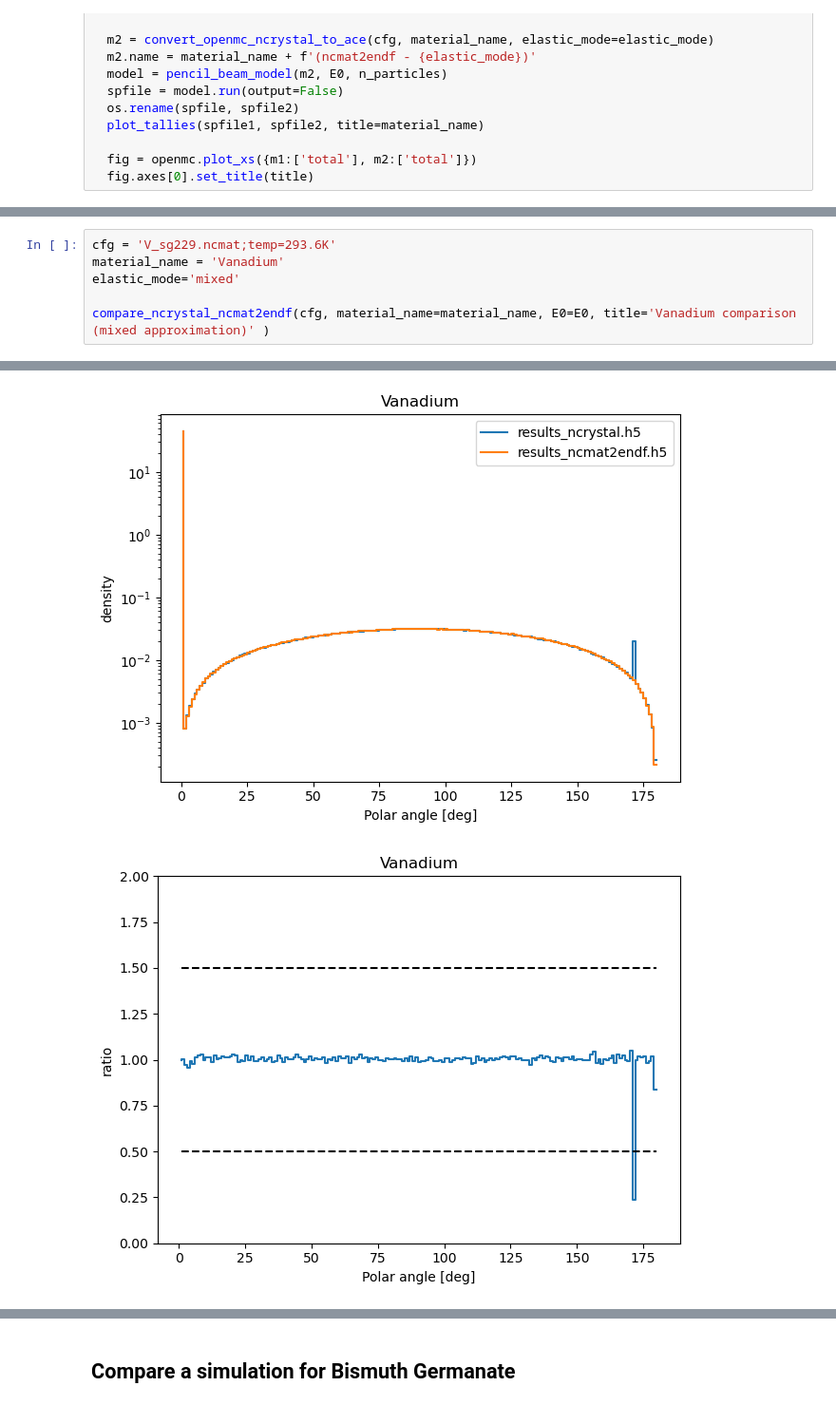
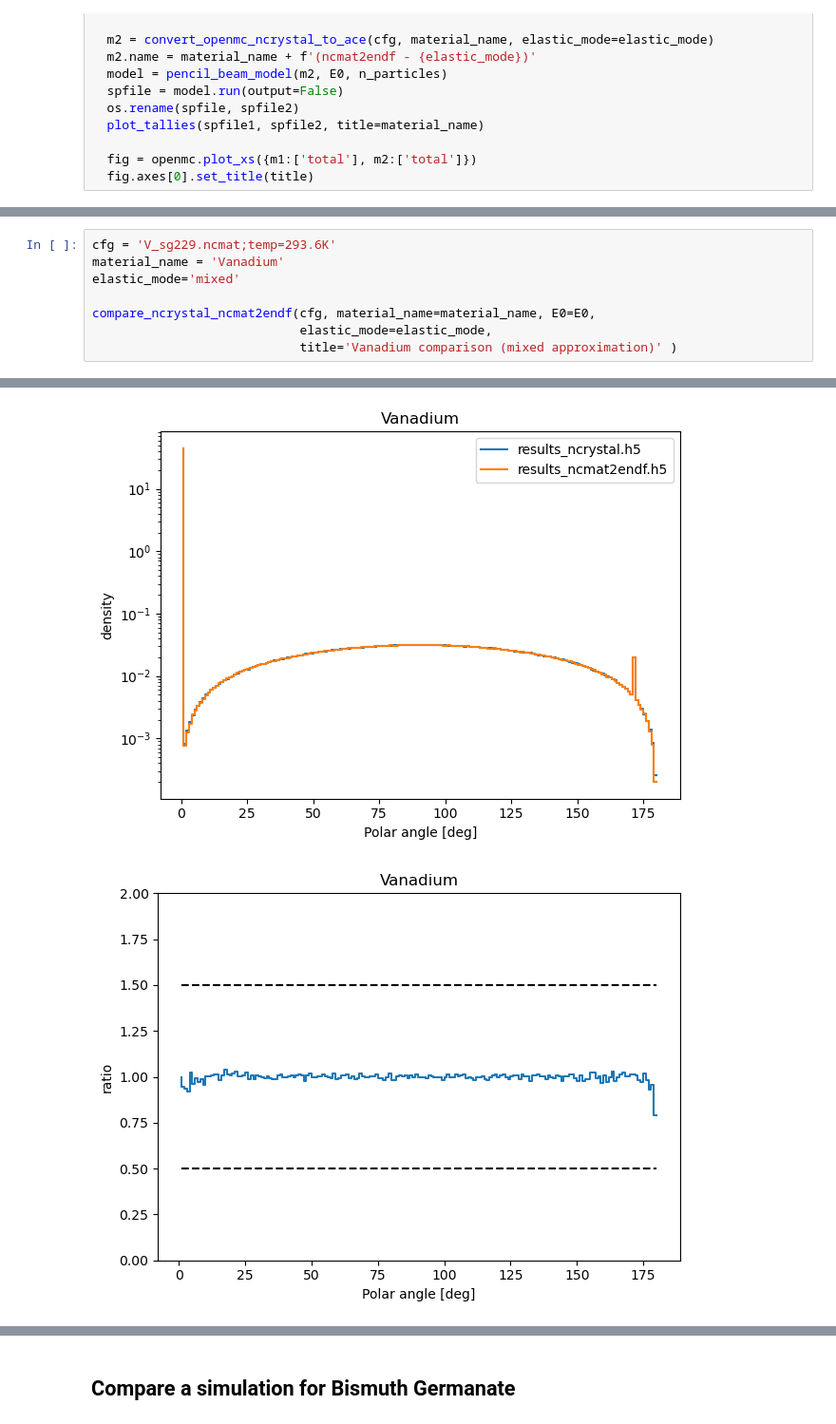
Before and after one commit to mctools/ncrystal-notebooks, a Jupyter notebook: notebooks/contributed/ND2025/ND2025_ncmat2endf.ipynb, the cells around one changed output, grey strips where cells are left out. Shown at 95% size. Cells and saved outputs as stored; diff of their text form.

Commit message:
Fix Vanadium mixed example

```diff
--- a/notebooks/contributed/ND2025/ND2025_ncmat2endf.ipynb
+++ b/notebooks/contributed/ND2025/ND2025_ncmat2endf.ipynb
@@ -542,20 +543,22 @@ Generated nndc_hdf5/c_V_in_Vanadium-293.6K.h5
 # %%
 cfg = 'V_sg229.ncmat;temp=293.6K'
 material_name = 'Vanadium'
 elastic_mode='mixed'
 
-compare_ncrystal_ncmat2endf(cfg, material_name=material_name, E0=E0, title='Vanadium comparison (mixed approximation)' )
+compare_ncrystal_ncmat2endf(cfg, material_name=material_name, E0=E0,
+                            elastic_mode=elastic_mode,
+                            title='Vanadium comparison (mixed approximation)' )
 # %% [output]
 Initialise nuclear data...
 Write ENDF file tsl_V_in_Vanadium.endf ...
 Files created:
   tsl_V_in_Vanadium.endf : V with fraction 1
 Suggested material density: 6.117939176 g/cm^3
 Converting tsl_V_in_Vanadium.endf to c_V_in_Vanadium-293.6K.ace
 Adding c_V_in_Vanadium to the library...
 Generated nndc_hdf5/c_V_in_Vanadium-293.6K.h5
-[figure, old version]
+[figure, new version]
-[figure, old version]
+[figure, new version]
 [figure]
 # %%
 import NCrystal._mmc as ncmmc
```
Also changed, not shown: parts of 3 cells of this notebook.
